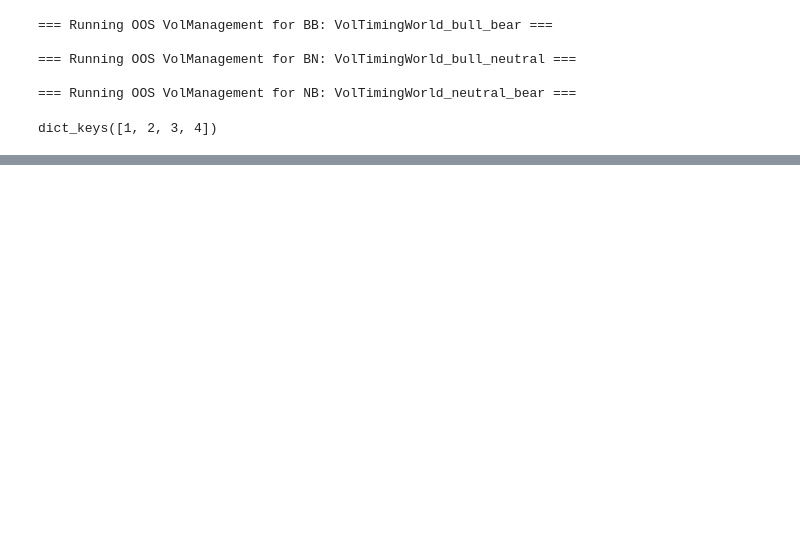
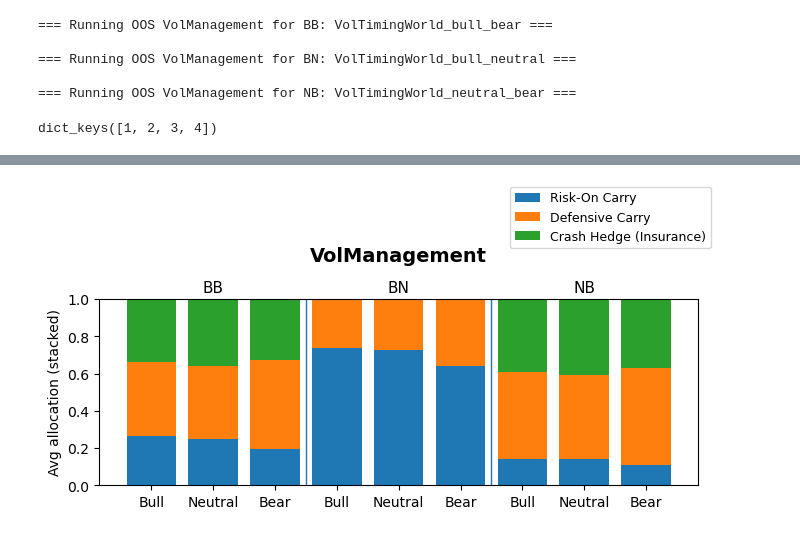
Before and after one commit to Attilasarkany/Q-A2C-Replication, a Jupyter notebook: Chapter2_model_comperison/Regime_Switching_simulation_volatility.ipynb, the cells around one changed output, grey strips where cells are left out. Cells and saved outputs as stored; diff of their text form; code cells hidden in the pictures; blank space fills up the shorter version.

Commit message:
final regime witch analysis

```diff
--- a/Chapter2_model_comperison/Regime_Switching_simulation_volatility.ipynb
+++ b/Chapter2_model_comperison/Regime_Switching_simulation_volatility.ipynb
@@ -1519,0 +1470,30 @@ dict_keys(['port_ret_net', 'regime_days', 'weights', 'turnover', 'costs', 'a_par
+# %%
+# # Normalization kills everything i think, almost no change over regimes ( there is just minor)
+# lets rebuild the normalized weights over time
+payload = oos_by_scenario["BN"][53][1]
+
+a = payload["a_params"]
+b = payload["b_params"]
+vol_signal = payload["vol_signal"]
+
+if isinstance(vol_signal, pd.Series):
+    sv_df = vol_signal.to_frame().rename(columns={vol_signal.name: "s_lag"})
+else:
+    sv_df = vol_signal.copy()
+
+asset_cols = a.index.intersection(b.index)
+a_vec = a.reindex(asset_cols)
+b_vec = b.reindex(asset_cols)
+
+if isinstance(sv_df, pd.DataFrame) and sv_df.shape[1] == 1:
+    sv = sv_df.iloc[:, 0].to_numpy().reshape(-1, 1)
+    theta_raw = a_vec.to_numpy().reshape(1, -1) + (b_vec.to_numpy().reshape(1, -1) / sv)
+    theta_raw = pd.DataFrame(theta_raw, index=sv_df.index, columns=asset_cols)
+else:
+    sv_df = sv_df.reindex(columns=asset_cols)
+    theta_raw = a_vec + (b_vec / sv_df)
+    theta_raw = theta_raw.astype(float)
+
+# normalize to sum-to-one each row
+row_sum = theta_raw.sum(axis=1)
+theta_norm = theta_raw.div(row_sum.replace(0.0, np.nan), axis=0)
@@ -1560,0 +2258,13 @@ regime_weighted
+# %%
+# plot
+
+
+plot_regime_allocations_volmanagement(
+    oos_by_scenario_VOL_WINDOW_21_assetwise_vol_proxyT,
+    scenario_order=("BB","BN","NB"),
+    regime_names=("Bull","Neutral","Bear"),
+    asset_names=("Risk-On Carry", "Defensive Carry", "Crash Hedge (Insurance)"),
+    title="VolManagement"
+)
+# %% [output]
+[figure, added]
```
Also changed, not shown: parts of 50 cells of this notebook.
